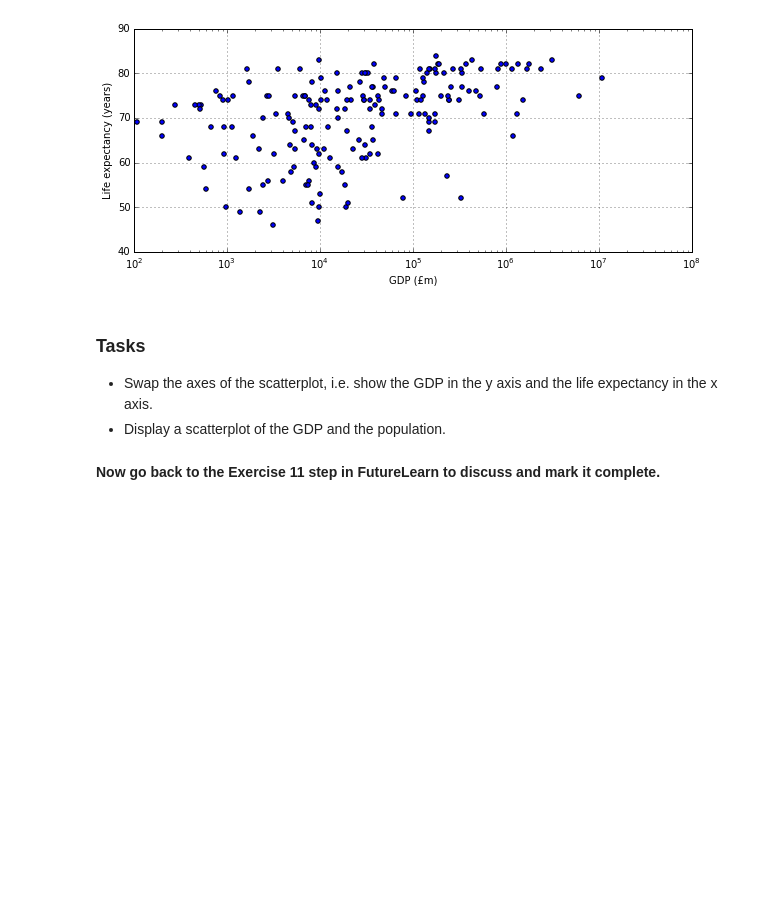
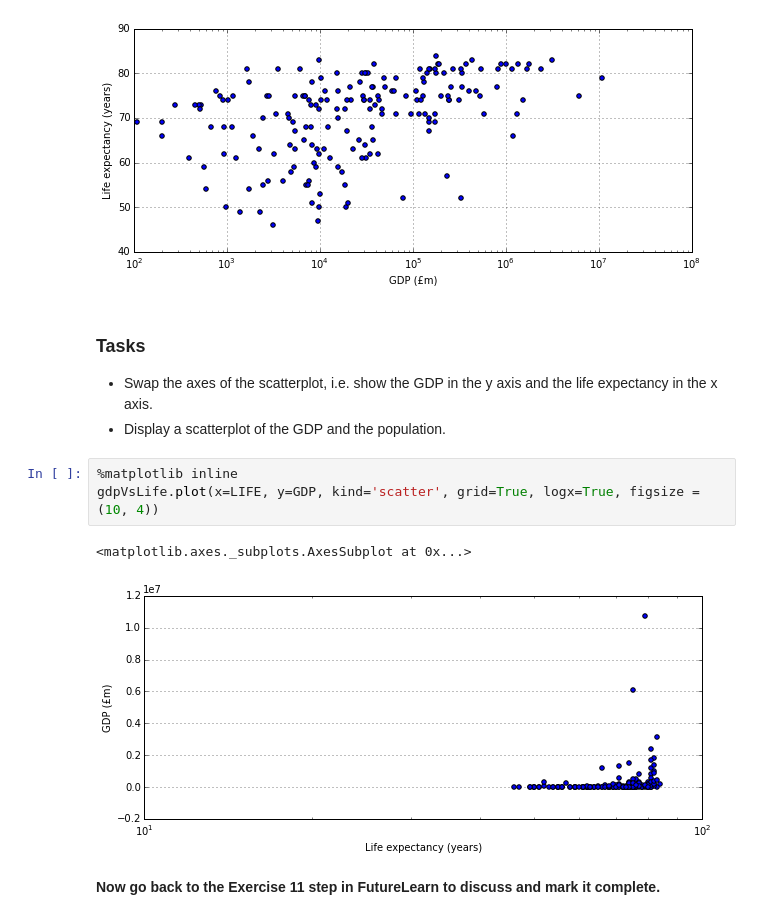
Before and after one commit to richelm/course_notes, a Jupyter notebook: ltcfda/Week_3_exercise_notebook.ipynb, the cells around one changed output. Saved outputs shown, nothing was run; the diff lists cells and outputs as text; blank space fills up the shorter version.

```diff
--- a/ltcfda/Week_3_exercise_notebook.ipynb
+++ b/ltcfda/Week_3_exercise_notebook.ipynb
@@ -626,5 +667,11 @@ gdpVsLife.plot(x=GDP, y=LIFE, kind='scatter', grid=True, logx=True, figsize = (1
 
 - Swap the axes of the scatterplot, i.e. show the GDP in the y axis and the life expectancy in the x axis.
 - Display a scatterplot of the GDP and the population.
+# %%
+%matplotlib inline
+gdpVsLife.plot(x=LIFE, y=GDP, kind='scatter', grid=True, logx=True, figsize = (10, 4))
+# %% [output]
+<matplotlib.axes._subplots.AxesSubplot at 0x...>
+[figure, added]
 # %% [markdown]
 **Now go back to the Exercise 11 step in FutureLearn to discuss and mark it complete.**
```
Also changed, not shown: parts of 4 cells of this notebook.
